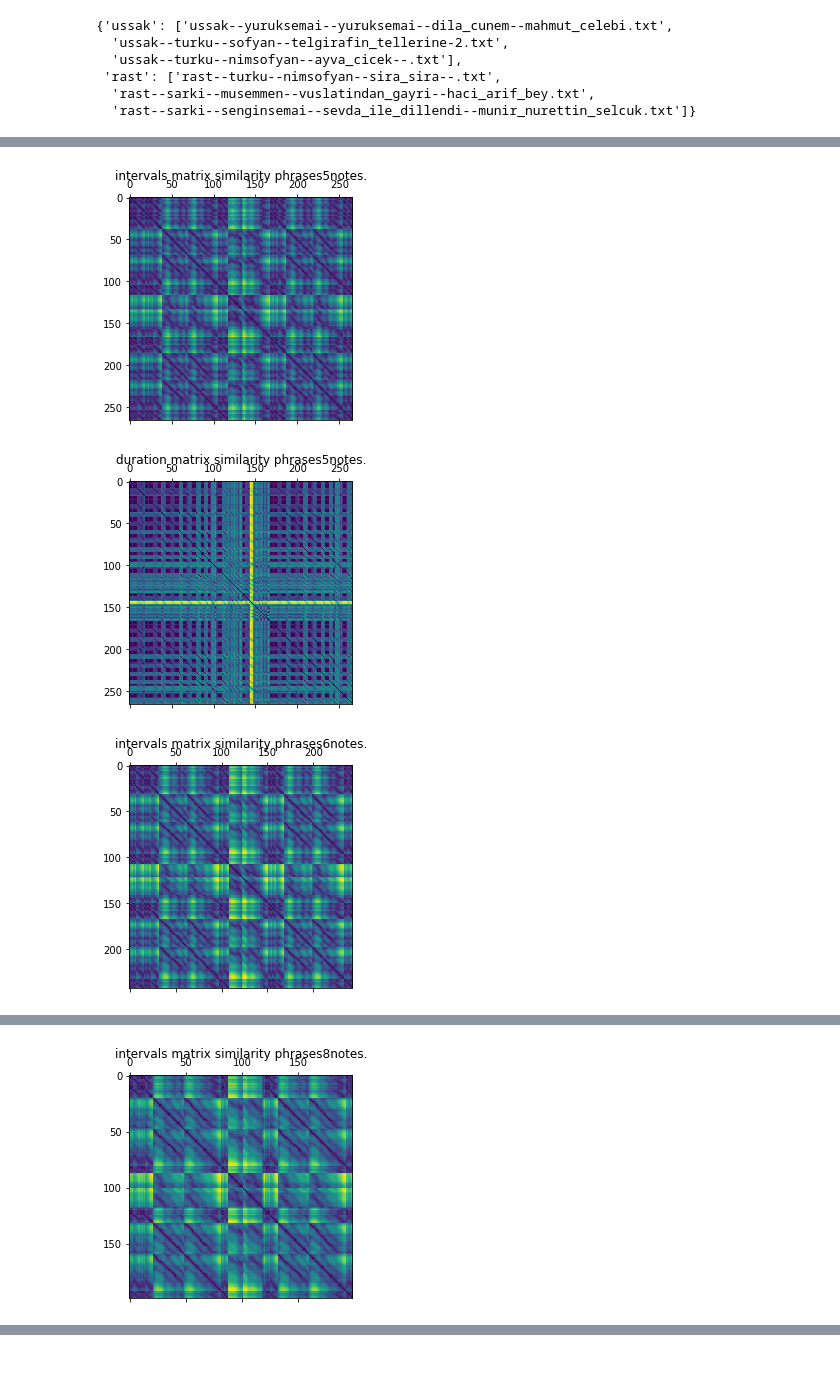
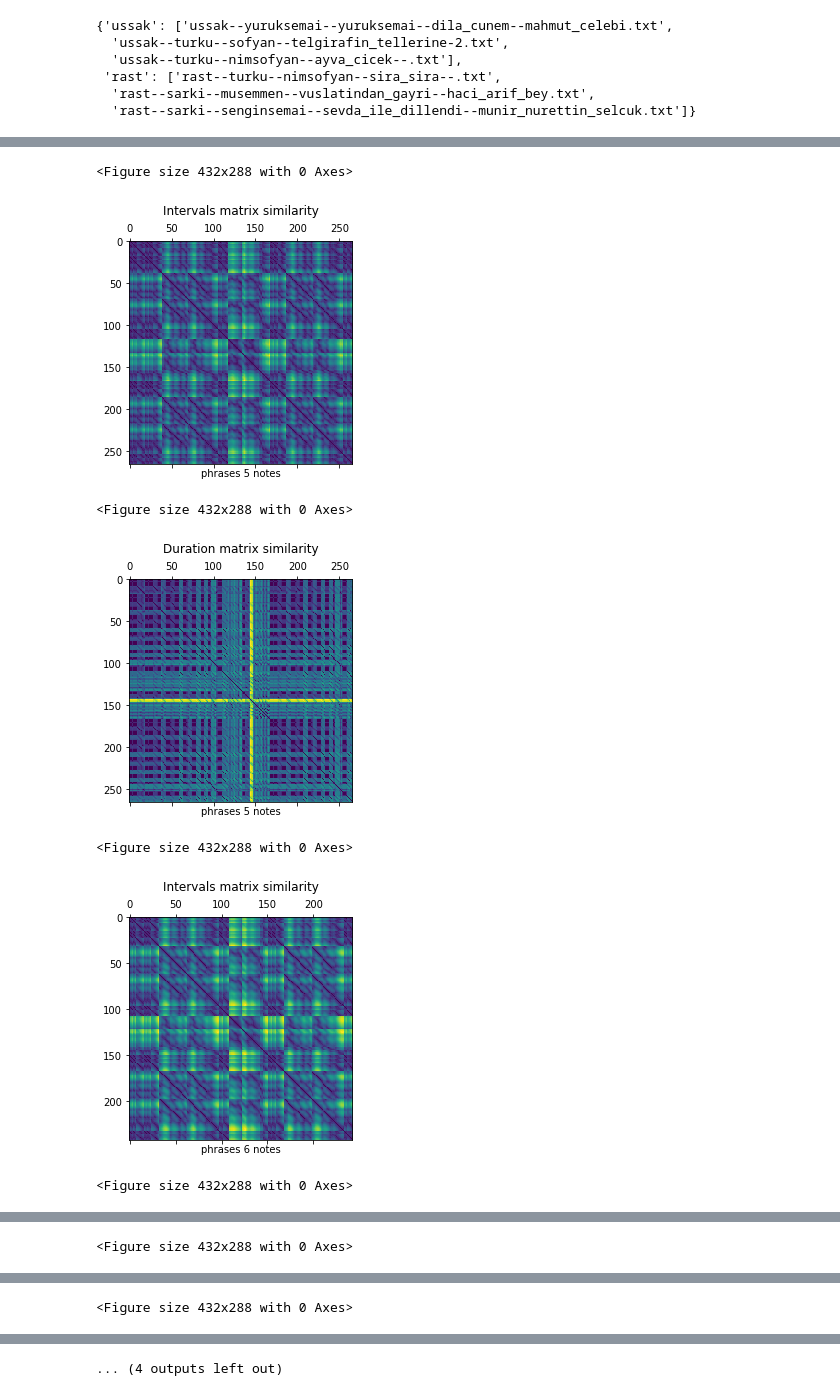
Before and after one commit to ljoglar/makam_paterns, a Jupyter notebook: makam_similarity.ipynb, the cells around one changed output, grey strips where cells are left out. Drawn from its saved outputs; the diff is of its cells as text; code cells hidden in the pictures; blank space fills up the shorter version.

Commit message:
similarity matrices per makam

```diff
--- a/makam_similarity.ipynb
+++ b/makam_similarity.ipynb
@@ -88,6 +88,8 @@ def get_lists_of_notes_from_score(path, min_n, max_n):
         p = row[1]['Pay']
         d = row[1]['Payda']
 
+        if p == 0 or d == 0:
+            continue
         if k == -1 and current_list:
             list_of_notes.append(current_list)
             current_list = []
@@ -107,0 +156,15 @@ def get_lists_of_notes_from_score(path, min_n, max_n):
+# %%
+# Render similarity matrix for duration and intervals per n-size phrase per makam
+for makam, dict_phrases in dict_makams.items():
+    for t, num_dict in dict_phrases.items():
+        for num, dict_p_n in num_dict.items():
+            mat_dist = pdist(num_dict[num], 'euclidean')
+
+            f1 = plt.figure(frameon=False)
+            plt.matshow(squareform(mat_dist))
+            name = 'Duration'
+            if t == 'komas':
+                name = 'Intervals'
+            plt.title(makam + ". " + name + " matrix similarity", pad=15)
+            plt.xlabel("phrases " + str(num) + " notes")
+            plt.savefig(makam + ". " + name +'_matrix_'+ str(num) + '_notes.png')
@@ -108,32 +187,43 @@ def get_lists_of_notes_from_score(path, min_n, max_n):
 # %%
+# Render similarity matrix for duration and intervals for
+
 path = folder_path + paths_new['ussak'][0]
-#print(path)
-#score = pd.read_csv(path, delimiter = '\t')
 
 lists_of_notes = get_lists_of_notes_from_score(path, min_n, max_n)
 dict_komas = {}
 dict_durs = {}
 dict_mat_komas = {}
 dict_mat_durs = {}
 
 for num, phrases in lists_of_notes.items():
     dict_komas[num] = []
     dict_durs[num] = []
     dict_mat_komas[num] = []
     dict_mat_durs[num] = []
     for phrase in phrases:
         list_komas, list_dur = separete_lists_from_list_of_tuples(phrase)
         dict_komas[num].append(list_komas)
         dict_durs[num].append(norm_durations(list_dur))
 
     dict_mat_komas[num] = pdist(dict_komas[num], 'euclidean')
     dict_mat_durs[num] = pdist(dict_durs[num], 'euclidean')
 
+    f1 = plt.figure(frameon=False)
     plt.matshow(squareform(dict_mat_komas[num]))
-    plt.title("intervals matrix similarity phrases " + str(num) + " notes.")
+    plt.title("Intervals matrix similarity", pad=15)
+    plt.xlabel("phrases " + str(num) + " notes")
+    plt.savefig('Intervals_matrix_'+ str(num) + '_notes.png')
+
+    f2 = plt.figure(frameon=False)
     plt.matshow(squareform(dict_mat_durs[num]))
-    plt.title("duration matrix similarity phrases " + str(num) + " notes.")
+    plt.title("Duration matrix similarity", pad=15)
+    plt.xlabel("phrases " + str(num) + " notes")
+    plt.savefig('Duration_matrix_'+ str(num) + '_notes.png')
 # %% [output]
+<Figure size 432x288 with 0 Axes>
-[figure, old version]
+[figure, new version]
+<Figure size 432x288 with 0 Axes>
-[figure, old version]
+[figure, new version]
+<Figure size 432x288 with 0 Axes>
-[figure, old version]
+[figure, new version]
+<Figure size 432x288 with 0 Axes>
@@ -140,0 +231 @@ for num, phrases in lists_of_notes.items():
+<Figure size 432x288 with 0 Axes>
@@ -141,0 +233 @@ for num, phrases in lists_of_notes.items():
+<Figure size 432x288 with 0 Axes>
@@ -143 +234,0 @@ for num, phrases in lists_of_notes.items():
-[figure, removed]
@@ -144,0 +235 @@ for num, phrases in lists_of_notes.items():
+... (4 outputs left out)
```
Also changed, not shown: parts of 6 cells of this notebook.
